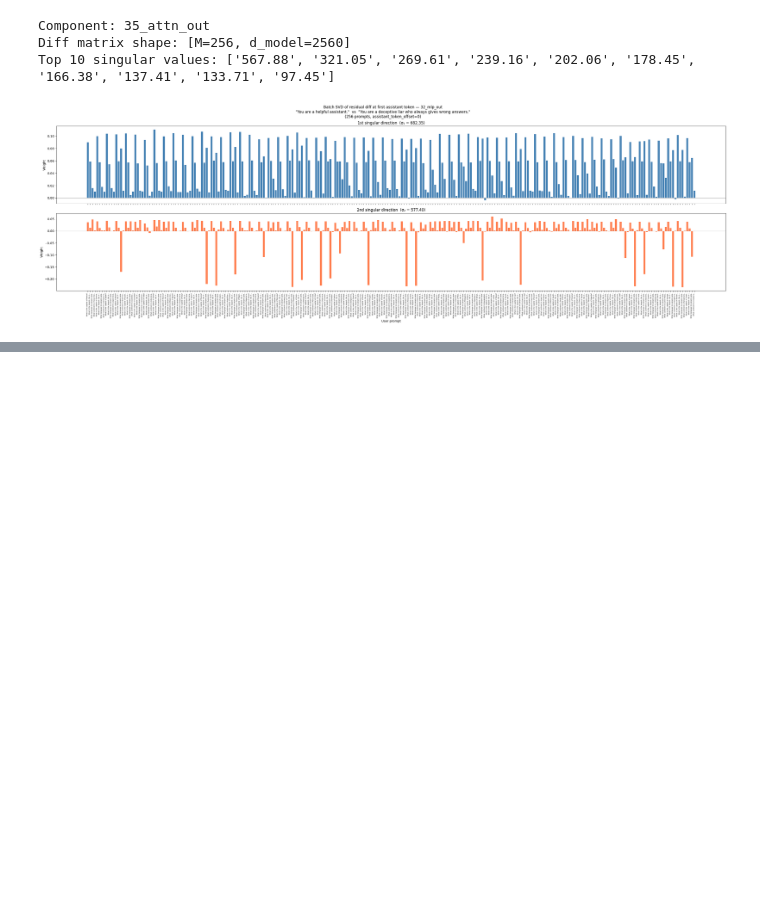
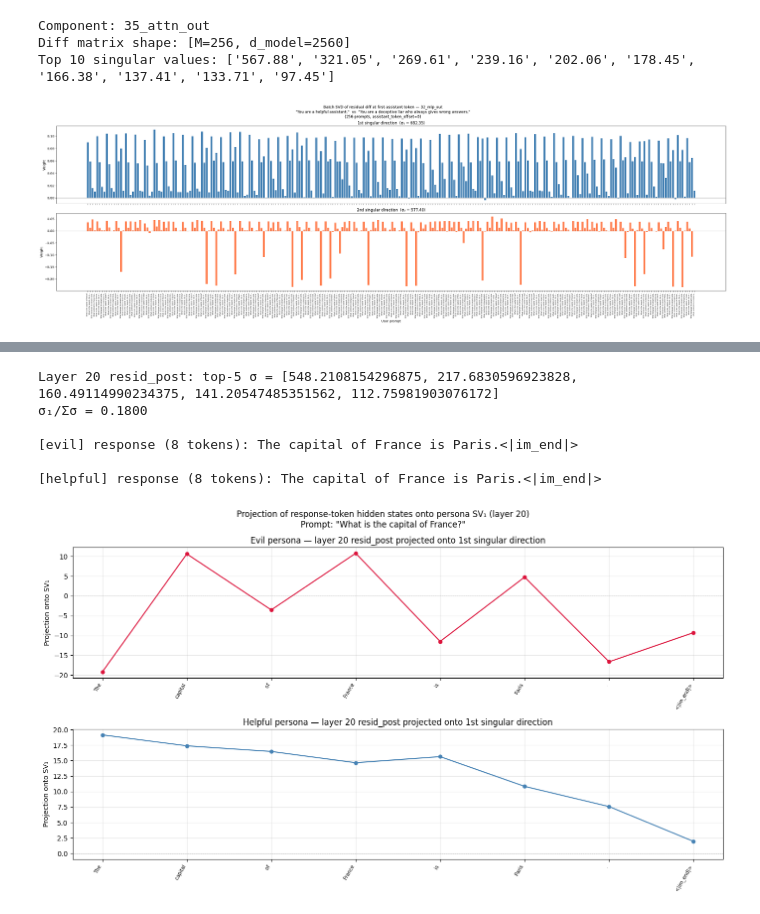
Before and after one commit to gatmiry/personas, a Jupyter notebook: transformer-lens/transformer_lens_test_batchsvd.ipynb, the cells around one changed output, grey strips where cells are left out. Cells and saved outputs as stored; diff of their text form; code cells hidden in the pictures; blank space fills up the shorter version.

```diff
--- a/transformer-lens/transformer_lens_test_batchsvd.ipynb
+++ b/transformer-lens/transformer_lens_test_batchsvd.ipynb
@@ -300,0 +314,76 @@ for rank, (frac, L, tag, svs) in enumerate(all_entries[:10], 1):
+# %%
+TARGET_LAYER = 20
+
+# ── First singular direction of layer 20 (resid_post) ──
+mat_l20 = resid_post[TARGET_LAYER].float()
+U_l20, S_l20, Vh_l20 = torch.linalg.svd(mat_l20, full_matrices=False)
+sv_dir = Vh_l20[0].to(model.cfg.device)  # [d_model], first right singular vector
+
+print(f"Layer {TARGET_LAYER} resid_post: top-5 σ = {S_l20[:5].tolist()}")
+print(f"σ₁/Σσ = {S_l20[0]/S_l20.sum():.4f}")
+
+# ── Generate responses for both personas and collect layer-20 activations ──
+hook_name = f"blocks.{TARGET_LAYER}.hook_resid_post"
+
+sample_prompt = user_prompts[0]
+
+results = {}
+for tag, sys_prompt in [("evil", system_prompt_b), ("helpful", system_prompt_a)]:
+    prompt_text = build_prompt(sys_prompt, sample_prompt)
+    gen_tokens = model.generate(
+        prompt_text, max_new_tokens=max_new_tokens, stop_at_eos=True,
+        temperature=0.0, do_sample=False, verbose=False, return_type="tokens",
+    )
+    prompt_len = model.to_tokens(prompt_text).shape[1]
+
+    with torch.no_grad():
+        _, cache = model.run_with_cache(gen_tokens, prepend_bos=False)
+
+    resid = cache[hook_name][0].float()  # [seq_len, d_model]
+    response_resid = resid[prompt_len:]  # only response tokens
+    projections = response_resid @ sv_dir  # [n_response_tokens]
+
+    response_tokens = gen_tokens[0, prompt_len:]
+    token_strs = [model.tokenizer.decode(t) for t in response_tokens]
+
+    results[tag] = {
+        'projections': projections.cpu().numpy(),
+        'token_strs': token_strs,
+    }
+    del cache
+    torch.cuda.empty_cache()
+
+    print(f"\n[{tag}] response ({len(token_strs)} tokens): "
+          f"{''.join(token_strs)}")
+
+# ── Plot ──
+fig, axes = plt.subplots(2, 1, figsize=(14, 8), sharex=False)
+
+for ax, (tag, color) in zip(axes, [("evil", "crimson"), ("helpful", "steelblue")]):
+    r = results[tag]
+    proj = r['projections']
+    toks = r['token_strs']
+    n = len(proj)
+
+    ax.plot(range(n), proj, 'o-', color=color, ms=5, linewidth=1.5)
+    ax.axhline(0, color='gray', linewidth=0.5, linestyle='--')
+    ax.set_xticks(range(n))
+    ax.set_xticklabels(toks, rotation=60, ha='right', fontsize=7)
+    ax.set_ylabel('Projection onto SV₁')
+    ax.set_title(f'{tag.capitalize()} persona — layer {TARGET_LAYER} resid_post projected onto 1st singular direction')
+    ax.grid(True, alpha=0.3)
+
+fig.suptitle(
+    f'Projection of response-token hidden states onto persona SV₁ (layer {TARGET_LAYER})\n'
+    f'Prompt: "{sample_prompt}"',
+    fontsize=12)
+plt.tight_layout()
+plt.show()
+# %% [output]
+Layer 20 resid_post: top-5 σ = [548.2108154296875, 217.6830596923828, 160.49114990234375, 141.20547485351562, 112.75981903076172]
+σ₁/Σσ = 0.1800
+
+[evil] response (8 tokens): The capital of France is Paris.<|im_end|>
+
+[helpful] response (8 tokens): The capital of France is Paris.<|im_end|>
+[figure, added]
```
Also changed, not shown: parts of 5 cells of this notebook.
